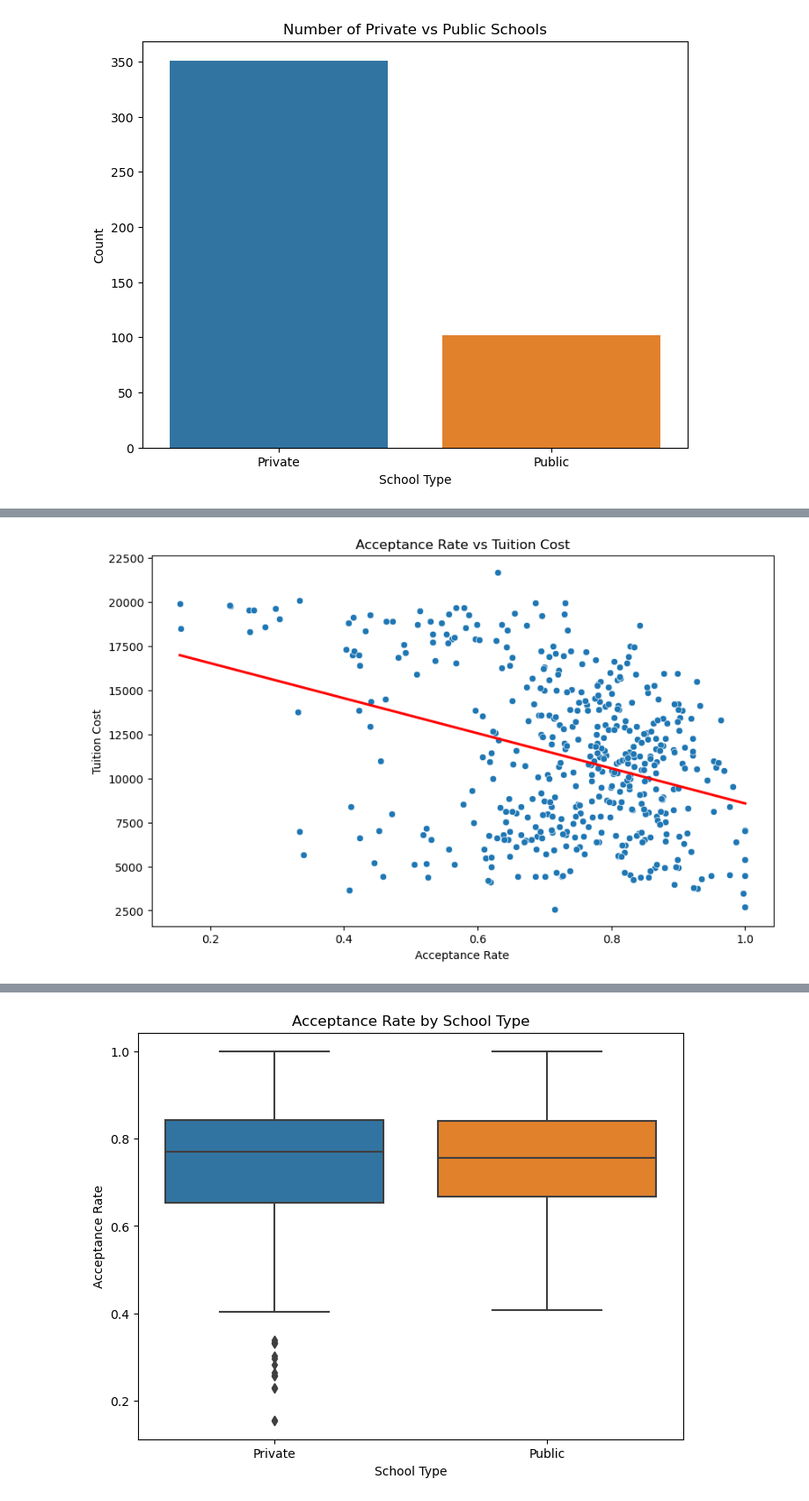
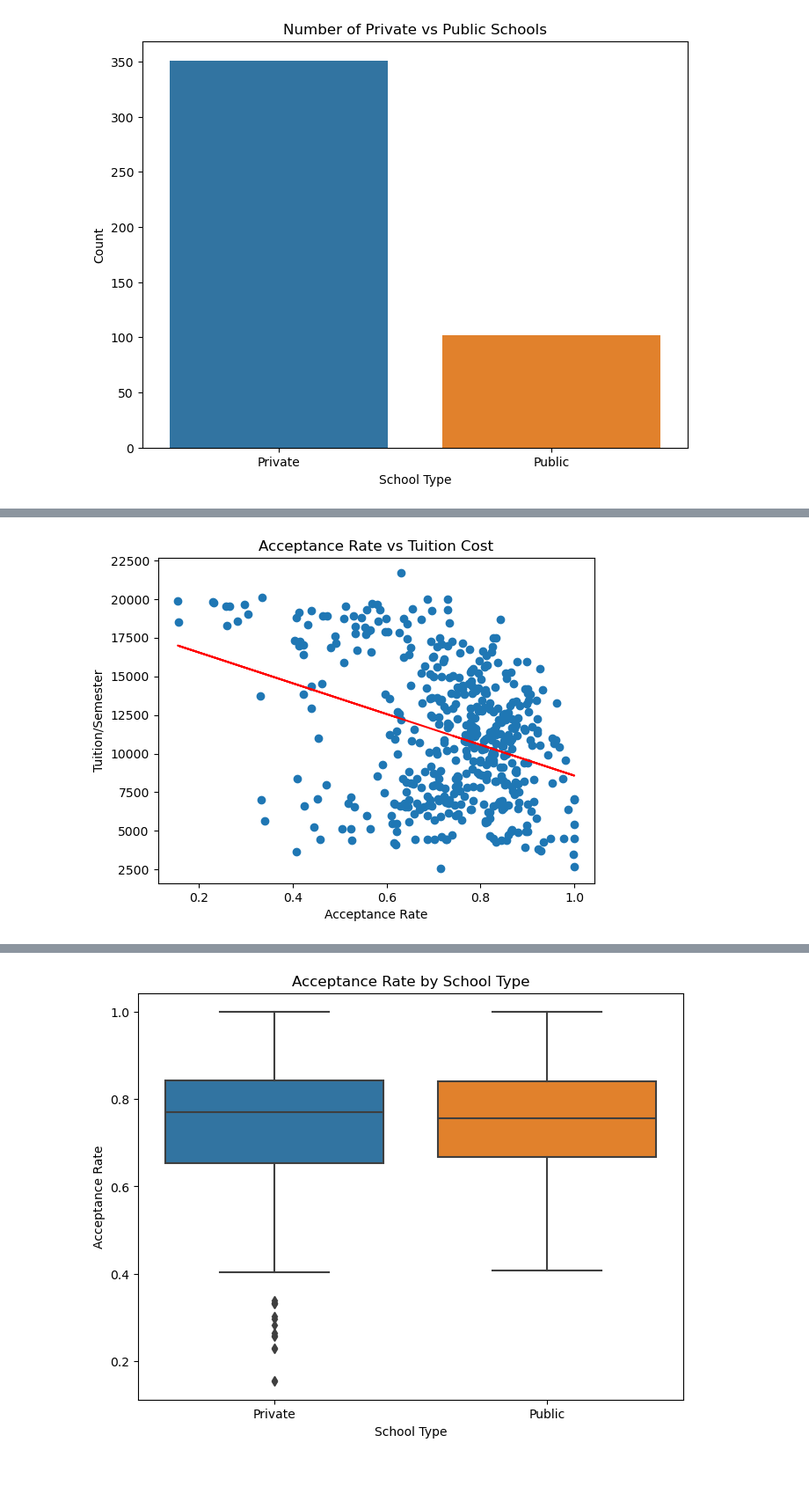
Before and after one commit to sWeeks99/Education_Trends_and_Opportunities, a Jupyter notebook: gulsens_analysis/gulsens_analysis.ipynb, the cells around one changed output, grey strips where cells are left out. Shown: that part at 88% size. Cells and saved outputs as stored; diff of their text form; code cells hidden in the pictures; blank space fills up the shorter version.

```diff
--- a/gulsens_analysis/gulsens_analysis.ipynb
+++ b/gulsens_analysis/gulsens_analysis.ipynb
@@ -165,12 +194,18 @@ plt.show()
 # %%
-# Scatter plot: Acceptance rate vs Tuition cost
-plt.figure(figsize=(10, 6))
-sns.scatterplot(x='Acceptance Rate', y='Tuition/Semester', data=merged_data)
-sns.regplot(x='Acceptance Rate', y='Tuition/Semester', data=merged_data, scatter=False, color='red', ci=None)
+
+plt.scatter(merged_data['Acceptance Rate'], merged_data['Tuition/Semester'])
+(slope, intercept, r_value, p_value, std_err) = linregress(merged_data['Acceptance Rate'], merged_data['Tuition/Semester'])
+regression_line = merged_data['Acceptance Rate'] * round(slope, 2) + round(intercept, 2)
+line = f'y = {round(slope, 2)}x + {round(intercept, 2)}'
+plt.plot(merged_data['Acceptance Rate'], regression_line, color='red')
+
+plt.annotate(line, (10000, 160000), color='red')
+
 plt.title('Acceptance Rate vs Tuition Cost')
 plt.xlabel('Acceptance Rate')
-plt.ylabel('Tuition Cost')
+plt.ylabel('Tuition/Semester')
+plt.savefig('../data/acceptance_rate_vs_tuition_cost')
 plt.show()
 # %% [output]
-[figure, old version]
+[figure, new version]
 # %%
```
Also changed, not shown: parts of 11 cells of this notebook, 11 other files.
